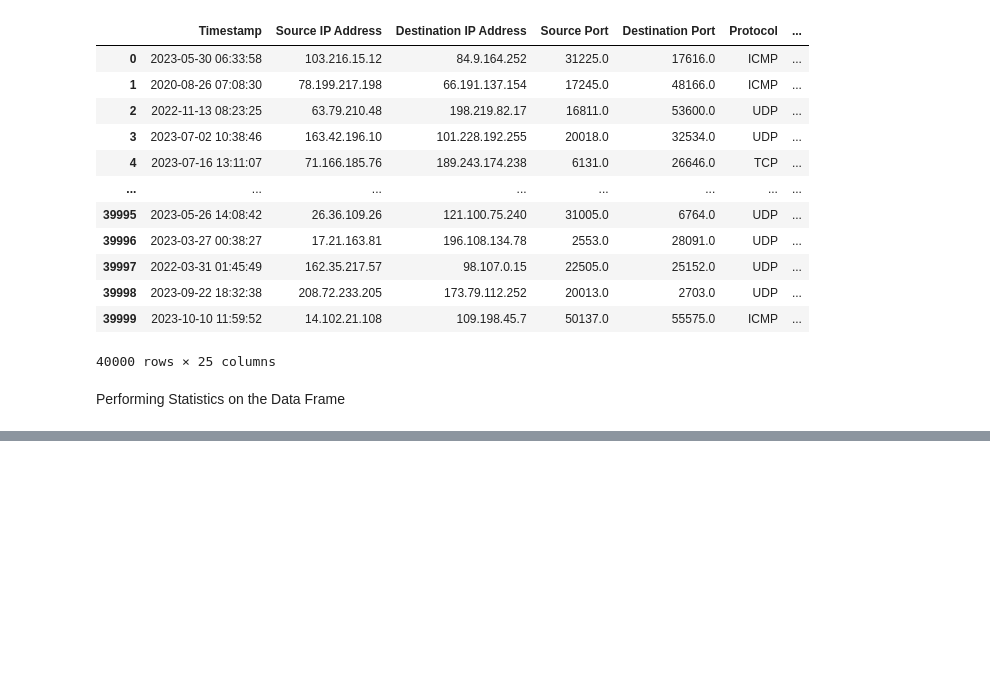
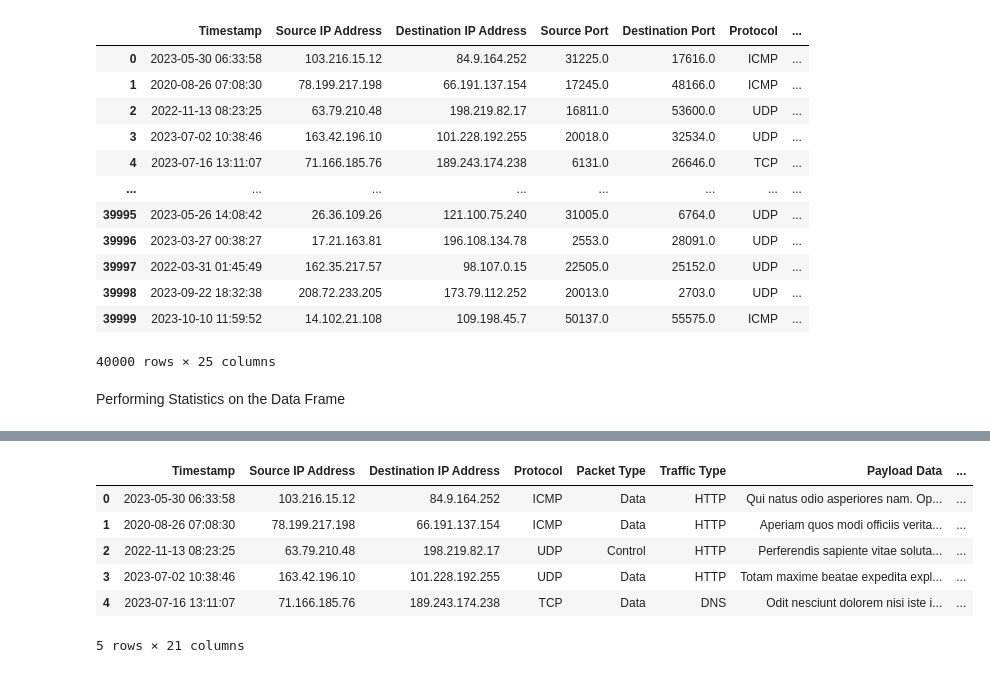
Before and after one commit to ChuckJovans/CyberSecurity-Attacks-EDA, a Jupyter notebook: cybersecurity.ipynb, the cells around one changed output, grey strips where cells are left out. Drawn from its saved outputs; the diff is of its cells as text; code cells hidden in the pictures; blank space fills up the shorter version.

```diff
--- a/cybersecurity.ipynb
+++ b/cybersecurity.ipynb
@@ -114,0 +140,10 @@ Performing Statistics on the Data Frame
+# %%
+datacleaner.cat_cols()
+# %% [output]
+|  | Timestamp | Source IP Address | Destination IP Address | Protocol | Packet Type | Traffic Type | Payload Data | ... |
+| 0 | 2023-05-30 06:33:58 | 103.216.15.12 | 84.9.164.252 | ICMP | Data | HTTP | Qui natus odio asperiores nam. Op... | ... |
+| 1 | 2020-08-26 07:08:30 | 78.199.217.198 | 66.191.137.154 | ICMP | Data | HTTP | Aperiam quos modi officiis verita... | ... |
+| 2 | 2022-11-13 08:23:25 | 63.79.210.48 | 198.219.82.17 | UDP | Control | HTTP | Perferendis sapiente vitae soluta... | ... |
+| 3 | 2023-07-02 10:38:46 | 163.42.196.10 | 101.228.192.255 | UDP | Data | HTTP | Totam maxime beatae expedita expl... | ... |
+| 4 | 2023-07-16 13:11:07 | 71.166.185.76 | 189.243.174.238 | TCP | Data | DNS | Odit nesciunt dolorem nisi iste i... | ... |
+5 rows × 21 columns
```
Also changed, not shown: parts of 3 cells of this notebook.
